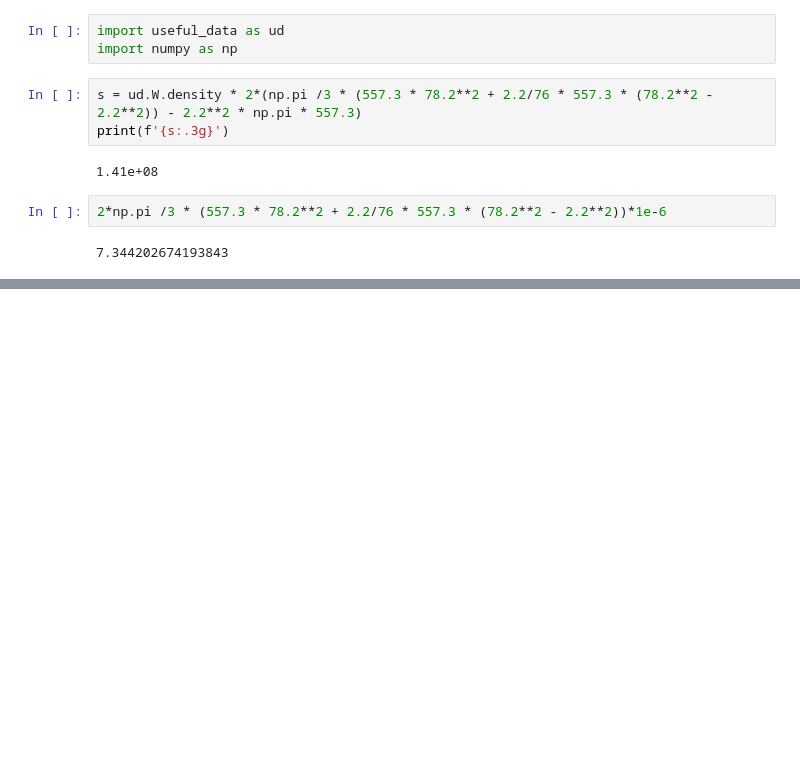
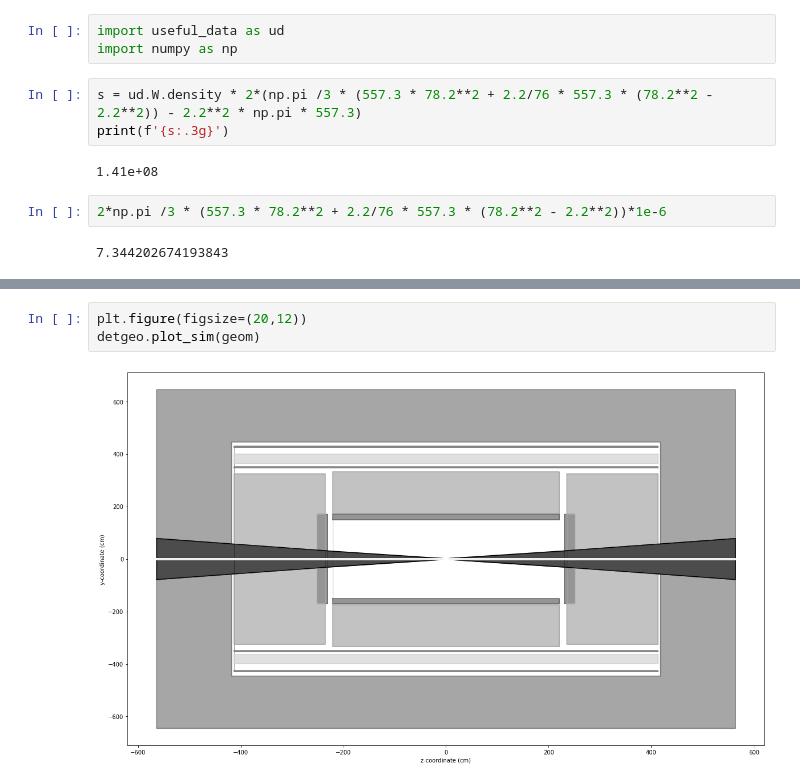
Before and after one commit to mhostert/BIN_MC, a Jupyter notebook: random.ipynb, the cells around one changed output, grey strips where cells are left out. Drawn from its saved outputs; the diff is of its cells as text; blank space fills up the shorter version.

```diff
--- a/random.ipynb
+++ b/random.ipynb
@@ -119,0 +229,5 @@ AttributeError: 'comp' object has no attribute 'density'
+# %%
+plt.figure(figsize=(20,12))
+detgeo.plot_sim(geom)
+# %% [output]
+[figure, added]
```
Also changed, not shown: parts of 44 cells of this notebook, 9 other files.
